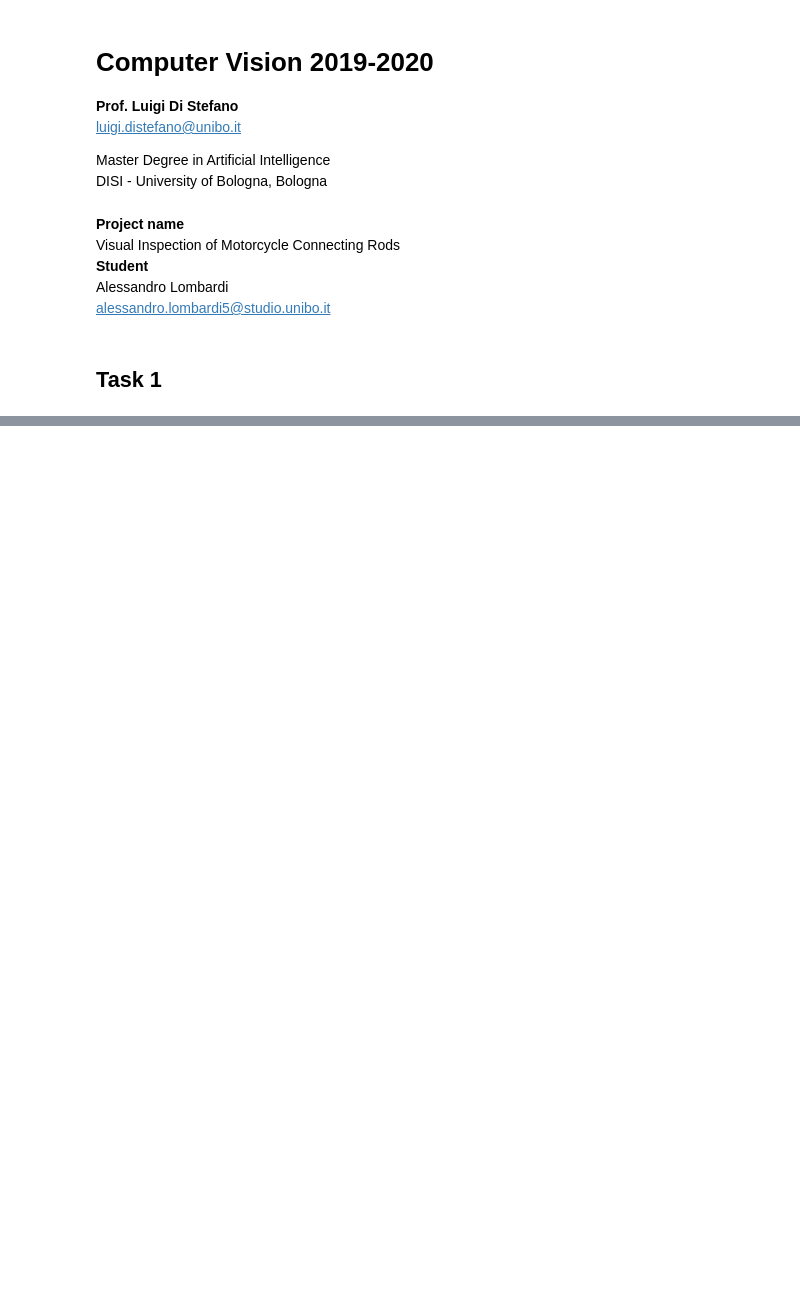
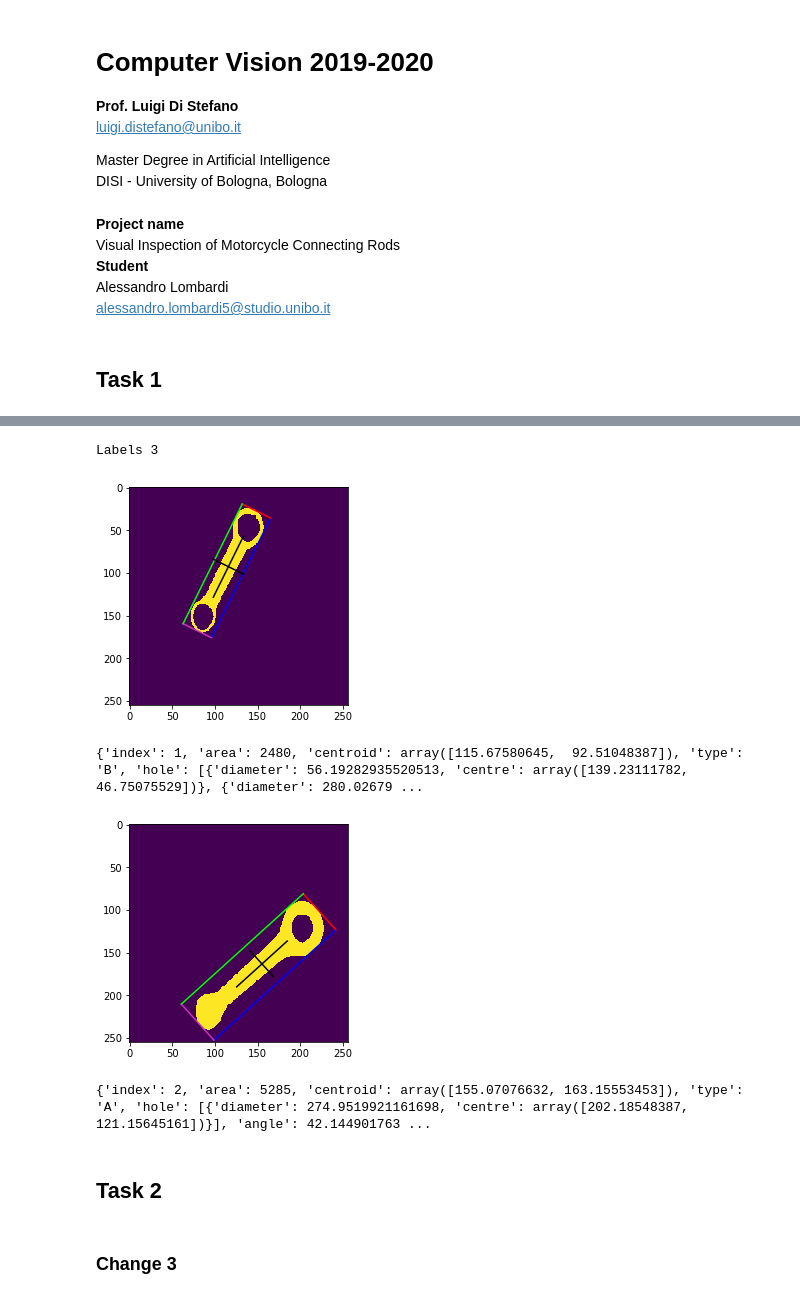
Before and after one commit to alomb/ComputerVisionAndImageProcessingProject, a Jupyter notebook: project/main.ipynb, the cells around one changed output, grey strips where cells are left out. Drawn from its saved outputs; the diff is of its cells as text; code cells hidden in the pictures; blank space fills up the shorter version.

```diff
--- a/project/main.ipynb
+++ b/project/main.ipynb
@@ -68,11 +67,0 @@ From previous images it's possible to observe that with variation on the backgro
-# %%
-# find rods as connected components using a specific connectivity value
-rod_connectivity = 4
-
-# rod_num, is the number of rods
-# rod_labelled_image, is the original image where each pixel is sunstituted by the correct label
-# rod_info, contains some informations about the blobs, as the area
-# rod_centroids, contains the centroid of each blob
-rod_num, rod_labelled_image, rod_info, rod_centroids = cv2.connectedComponentsWithStats(th_otsu, rod_connectivity, cv2.CV_32S)
-
-labels = np.unique(rod_labelled_image)
@@ -328,0 +318,12 @@ rods
+# %%
+main(th_otsu)
+# %% [output]
+Labels 3
+[figure, added]
+{'index': 1, 'area': 2480, 'centroid': array([115.67580645,  92.51048387]), 'type': 'B', 'hole': [{'diameter': 56.19282935520513, 'centre': array([139.23111782,  46.75075529])}, {'diameter': 280.02679 ...
+[figure, added]
+{'index': 2, 'area': 5285, 'centroid': array([155.07076632, 163.15553453]), 'type': 'A', 'hole': [{'diameter': 274.9519921161698, 'centre': array([202.18548387, 121.15645161])}], 'angle': 42.144901763 ...
+# %% [markdown]
+## Task 2
+# %% [markdown]
+### Change 3
```
Also changed, not shown: parts of 14 cells of this notebook.
